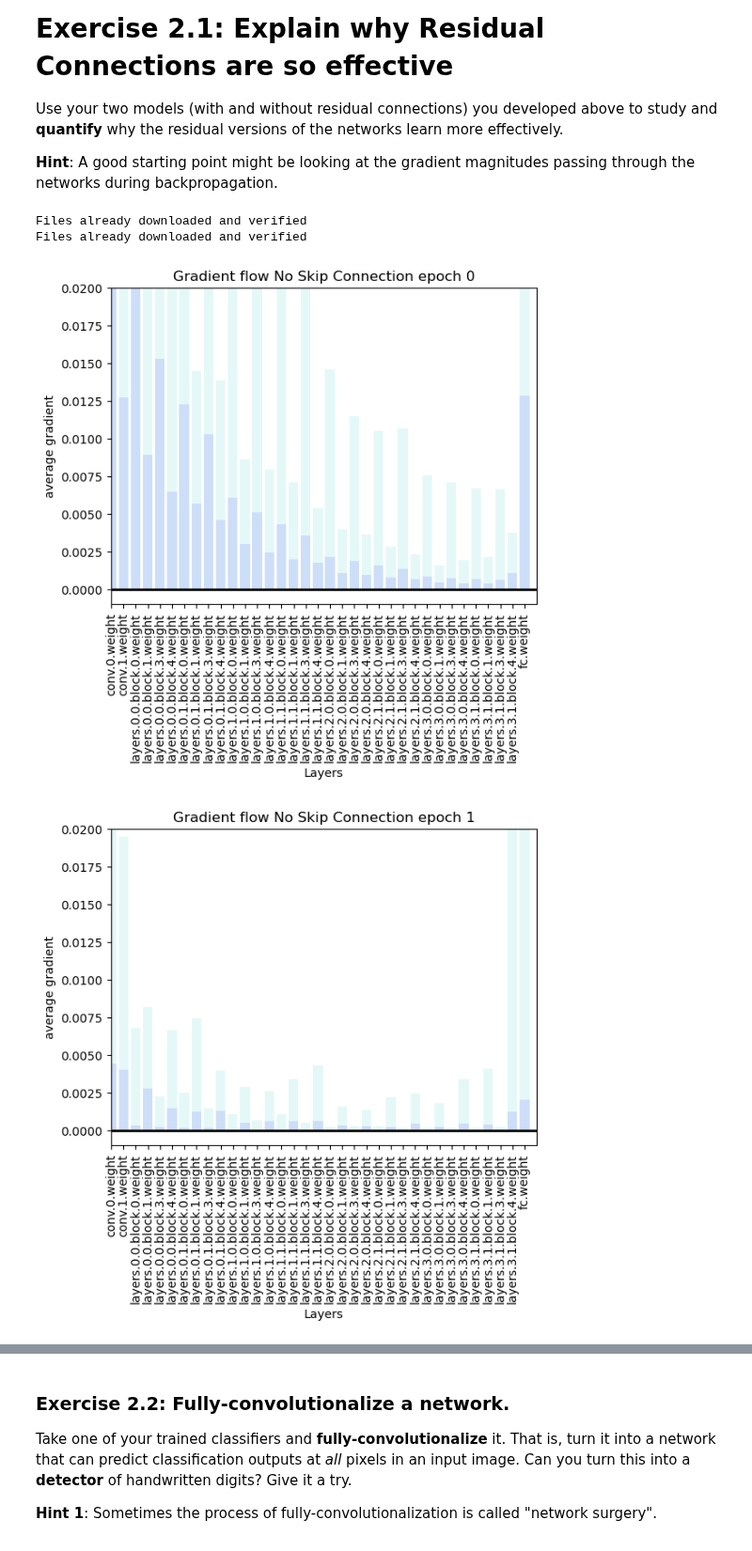
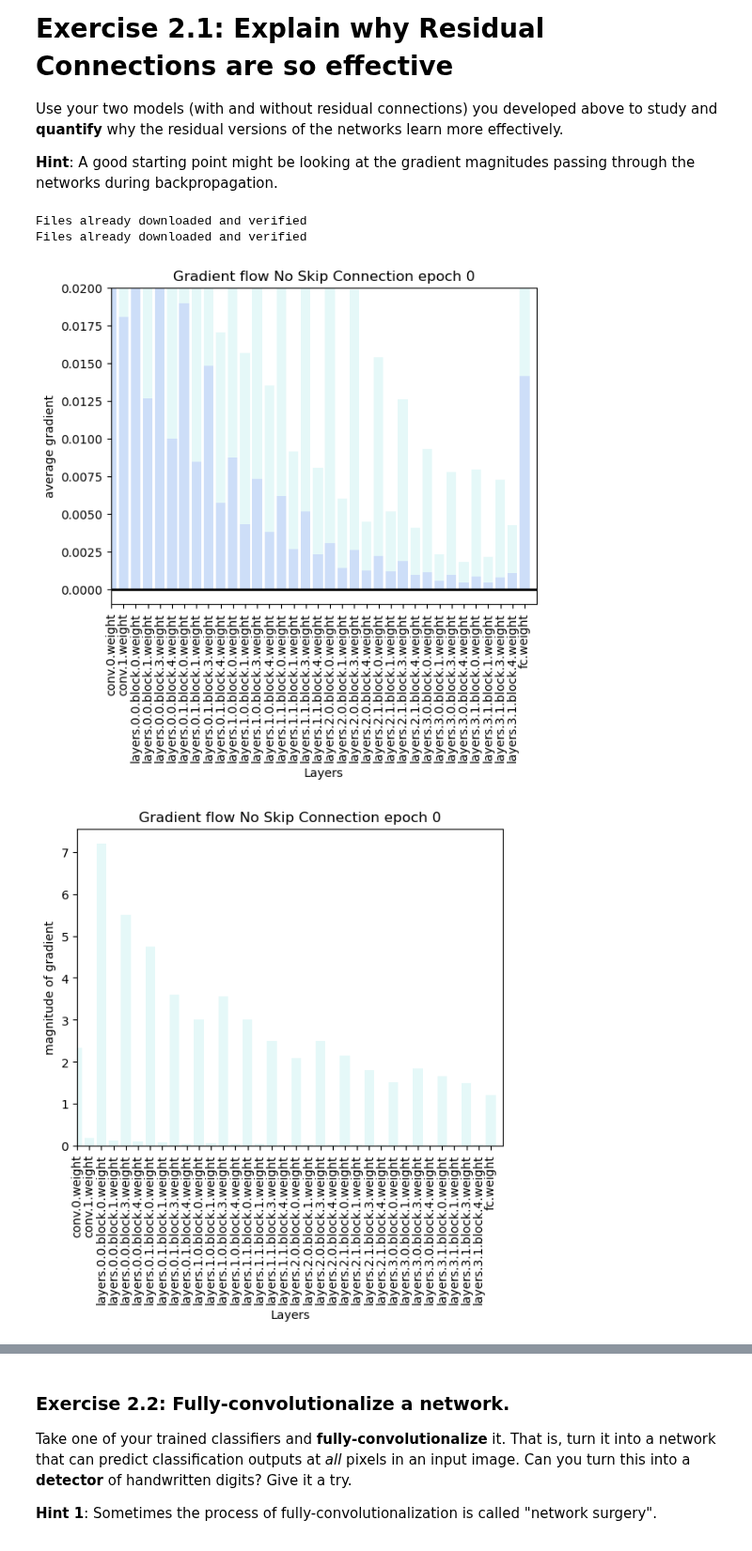
Before and after one commit to BaiardiLorenzo/DLA, a Jupyter notebook: Lab1/Lab1-CNNs-Exercise2.ipynb, the cells around one changed output, grey strips where cells are left out. Shown at 94% size. Saved outputs shown, nothing was run; the diff lists cells and outputs as text; code cells hidden in the pictures.

```diff
--- a/Lab1/Lab1-CNNs-Exercise2.ipynb
+++ b/Lab1/Lab1-CNNs-Exercise2.ipynb
@@ -350,12 +350,14 @@ Use your two models (with and without residual connections) you developed above
 def plot_grad_flow(named_parameters, title):
     ave_grads = []
     max_grads= []
+    magnitudes = []
     layers = []
     for n, p in named_parameters:
         if (p.requires_grad) and ("weight" in n) and (p.grad is not None):
             layers.append(n)
             ave_grads.append(p.grad.abs().mean().cpu())
             max_grads.append(p.grad.abs().max().cpu())
+            magnitudes.append(torch.norm(p.grad.cpu(), 2))
     plt.bar(np.arange(len(max_grads)), max_grads, alpha=0.1, lw=1, color="c")
     plt.bar(np.arange(len(max_grads)), ave_grads, alpha=0.1, lw=1, color="b")
     plt.hlines(0, 0, len(ave_grads)+1, lw=2, color="k" )
@@ -366,6 +368,15 @@ def plot_grad_flow(named_parameters, title):
     plt.ylabel("average gradient")
     plt.title("Gradient flow "+title)
     plt.show()
+
+    plt.bar(np.arange(len(magnitudes)), magnitudes, alpha=0.1, lw=1, color="c")
+    plt.xticks(range(0,len(magnitudes), 1), layers, rotation="vertical")
+    plt.xlim(left=0, right=len(magnitudes))
+    # plt.ylim(bottom = -0.001, top=0.02) # zoom in on the lower gradient regions
+    plt.xlabel("Layers")
+    plt.ylabel("magnitude of gradient")
+    plt.title("Gradient flow "+title)
+    plt.show()
 # %%
 device = torch.device("cuda:0" if torch.cuda.is_available() else "cpu")
 
@@ -382,40 +393,40 @@ transform = transforms.Compose([
 ds_train = torchvision.datasets.CIFAR10(root='../data', train=True, download=True, transform=transform)
 ds_test = torchvision.datasets.CIFAR10(root='../data', train=False, download=True, transform=transform)
 
-batch_size = 128
+batch_size = 64
 
 dl_train = DataLoader(ds_train, batch_size=batch_size, shuffle=True)
 dl_test = DataLoader(ds_test, batch_size=batch_size, shuffle=False)
 
 # Loss and optimizer
-lr = 0.01
+lr = 0.1
 opt_notres = torch.optim.Adam(notres18.parameters(), lr=lr)
 opt_resnet = torch.optim.Adam(resnet18.parameters(), lr=lr)
 
 def train_gradient(model, opt, epochs, title):
     model.train()
     for epoch in range(epochs):
         for (i, (xs, ys)) in enumerate(tqdm(dl_train, desc=f'Training epoch {epoch}', leave=True)):
             xs, ys = xs.to(device), ys.to(device)
             opt.zero_grad()
 
             outputs = model(xs)
             loss = F.cross_entropy(outputs, ys)
             loss.backward()
             opt.step()
 
             if i == 0:
                 plot_grad_flow(model.named_parameters(), title + " epoch " + str(epoch))
 
     plot_grad_flow(model.named_parameters(), title + " epoch " + str(epochs))
 
 epochs = 10
 
 grad_hist_notres = train_gradient(notres18, opt_notres, epochs, "No Skip Connection")
 grad_hist_resnet = train_gradient(resnet18, opt_resnet, epochs, "Skip Connection")
 # %% [output]
 Files already downloaded and verified
 Files already downloaded and verified
 [figure]
-[figure, old version]
+[figure, new version]
 [figure]
```
Also changed, not shown: parts of 1 cell of this notebook.
